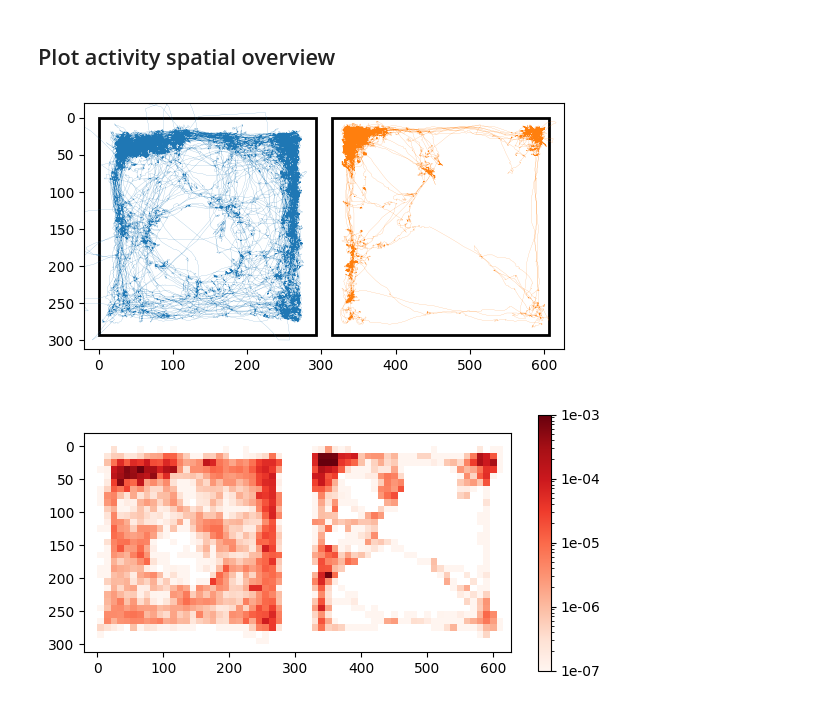
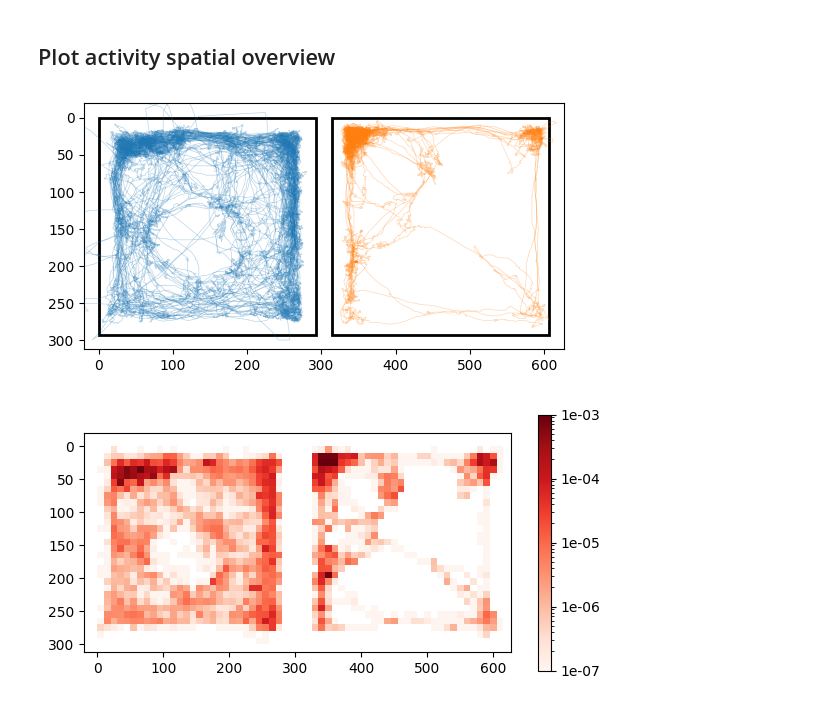
Before and after one commit to ckarageorgkaneen/mousesong, a Jupyter notebook: plot_position.ipynb, the cells around one changed output. Cells and saved outputs as stored; diff of their text form; code cells hidden in the pictures.

```diff
--- a/plot_position.ipynb
+++ b/plot_position.ipynb
@@ -18,6 +18,8 @@ SAVE_FIG_DIR = "/home/csk/Documents/Research/Modeling singing mouse behavior/plo
 COMMON_WORLD_COORDS_FILEPATH = "/mnt/labNAS/Chris/mousesong/usv_calls/08_solosocial/02_20230919_um008_uf003_mf/02_social/process_video/2023-09-20-100934_cam0_00000_to_00004.concat_common_coords.mat"
 L_COORDS_FILEPATH = "/mnt/labNAS/Chris/mousesong/usv_calls/08_solosocial/cam_params/cage_coords_21415940_corrected.yml"
 R_COORDS_FILEPATH = "/mnt/labNAS/Chris/mousesong/usv_calls/08_solosocial/cam_params/cage_coords_21428187_corrected.yml"
+COLOR_LEFT_MOUSE = "tab:blue"
+COLOR_RIGHT_MOUSE = "tab:orange"
 # %% [markdown]
 ## Load tracking file and skeleton
 # %%
@@ -93,44 +95,99 @@ plt.show()
 # %% [markdown]
 ## Plot activity spatial overview
 # %%
+# spineM_idx = 4
+# l_spineM_world = l_locations_world[:,spineM_idx,:]
+# r_spineM_world = r_locations_world[:,spineM_idx,:]
+# fig, ax = plt.subplots(figsize=(6, 3))
+# ax.add_patch(
+#     patches.Rectangle(
+#         (l_coords_world["x"], l_coords_world["y"]),
+#         l_coords_world["w"],
+#         l_coords_world["h"],
+#         linewidth=2,
+#         edgecolor="k",
+#         facecolor="none",
+#     )
+# )
+# ax.add_patch(
+#     patches.Rectangle(
+#         (r_coords_world["x"], r_coords_world["y"]),
+#         r_coords_world["w"],
+#         r_coords_world["h"],
+#         linewidth=2,
+#         edgecolor="k",
+#         facecolor="none",
+#     )
+# )
+# ax.invert_yaxis()
+# ax.set_xlim([-20, 627])
+# ax.set_ylim([312, -20])
+# ax.set_aspect("equal", adjustable="box")
+# ax.plot(l_spineM_world[:, 0], l_spineM_world[:, 1], linewidth=0.1, alpha=0.5)
+# ax.plot(r_spineM_world[:, 0], r_spineM_world[:, 1], linewidth=0.1, alpha=0.5)
+# plt.tight_layout()
+# if SAVE_FIG:
+#     filename = f"5h__position.{SAVE_FIG_FORMAT}"
+#     file = os.path.join(SAVE_FIG_DIR, filename)
+#     plt.savefig(file, format=SAVE_FIG_FORMAT)
+# plt.show()
+
+
 spineM_idx = 4
-l_spineM_world = l_locations_world[:,spineM_idx,:]
-r_spineM_world = r_locations_world[:,spineM_idx,:]
+l_spineM_world = l_locations_world[:, spineM_idx, :]
+r_spineM_world = r_locations_world[:, spineM_idx, :]
 fig, ax = plt.subplots(figsize=(6, 3))
 ax.add_patch(
     patches.Rectangle(
         (l_coords_world["x"], l_coords_world["y"]),
         l_coords_world["w"],
         l_coords_world["h"],
         linewidth=2,
         edgecolor="k",
         facecolor="none",
     )
 )
 ax.add_patch(
     patches.Rectangle(
         (r_coords_world["x"], r_coords_world["y"]),
         r_coords_world["w"],
         r_coords_world["h"],
         linewidth=2,
         edgecolor="k",
         facecolor="none",
     )
 )
 ax.invert_yaxis()
 ax.set_xlim([-20, 627])
 ax.set_ylim([312, -20])
 ax.set_aspect("equal", adjustable="box")
-ax.plot(l_spineM_world[:, 0], l_spineM_world[:, 1], linewidth=0.1)
-ax.plot(r_spineM_world[:, 0], r_spineM_world[:, 1], linewidth=0.1)
+num_timepoints = l_spineM_world.shape[0]
+num_timepoints_per_traj = np.floor(num_timepoints / 100).astype(int)
+istart = 0
+for itraj in range(100):
+    ax.plot(
+        l_spineM_world[istart : istart + num_timepoints_per_traj, 0],
+        l_spineM_world[istart : istart + num_timepoints_per_traj, 1],
+        linewidth=0.5,
+        alpha=0.2,
+        color=COLOR_LEFT_MOUSE,
+    )
+    ax.plot(
+        r_spineM_world[istart : istart + num_timepoints_per_traj, 0],
+        r_spineM_world[istart : istart + num_timepoints_per_traj, 1],
+        linewidth=0.5,
+        alpha=0.2,
+        color=COLOR_RIGHT_MOUSE,
+    )
+    istart += num_timepoints_per_traj
 plt.tight_layout()
 if SAVE_FIG:
     filename = f"5h__position.{SAVE_FIG_FORMAT}"
     file = os.path.join(SAVE_FIG_DIR, filename)
     plt.savefig(file, format=SAVE_FIG_FORMAT)
 plt.show()
 # %% [output]
-[figure, old version]
+[figure, new version]
 # %%
 fig, ax = plt.subplots(figsize=(6, 3))
 bin_size = 10
```
